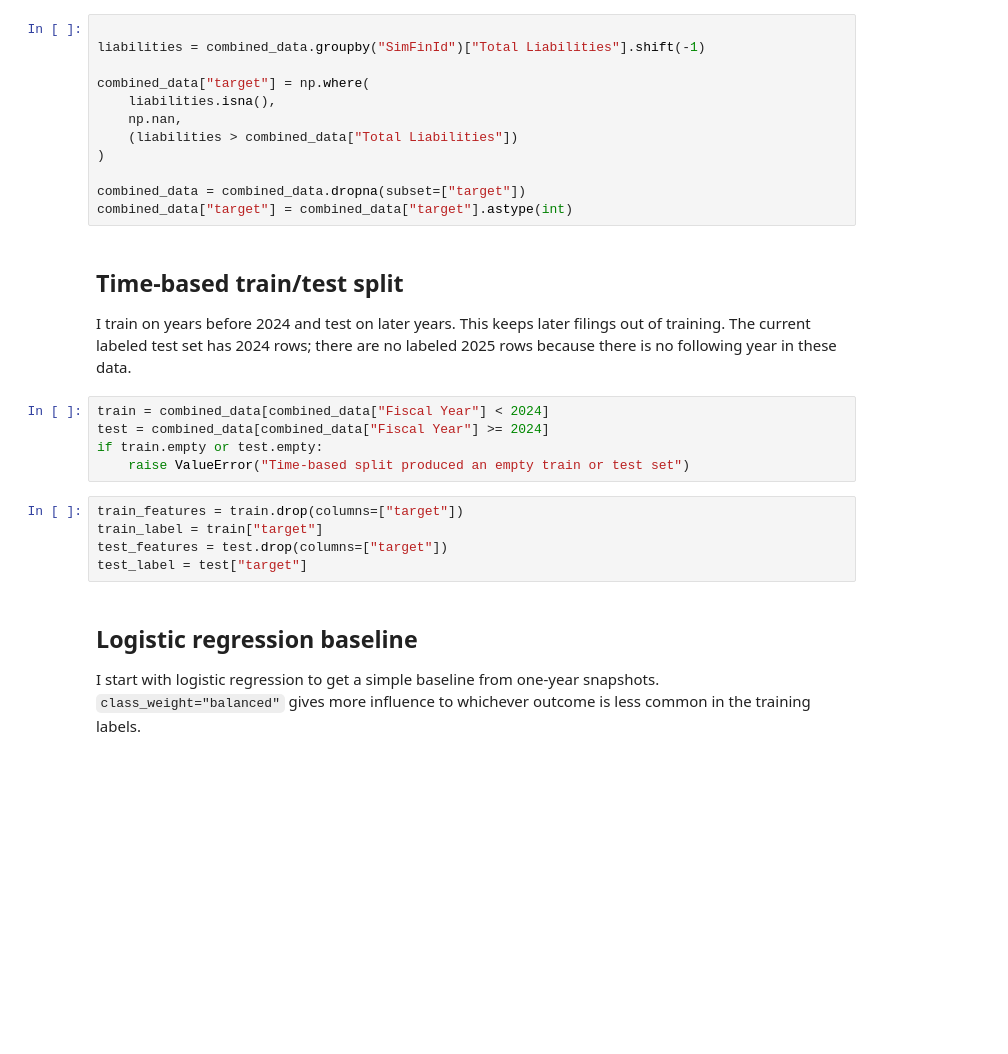
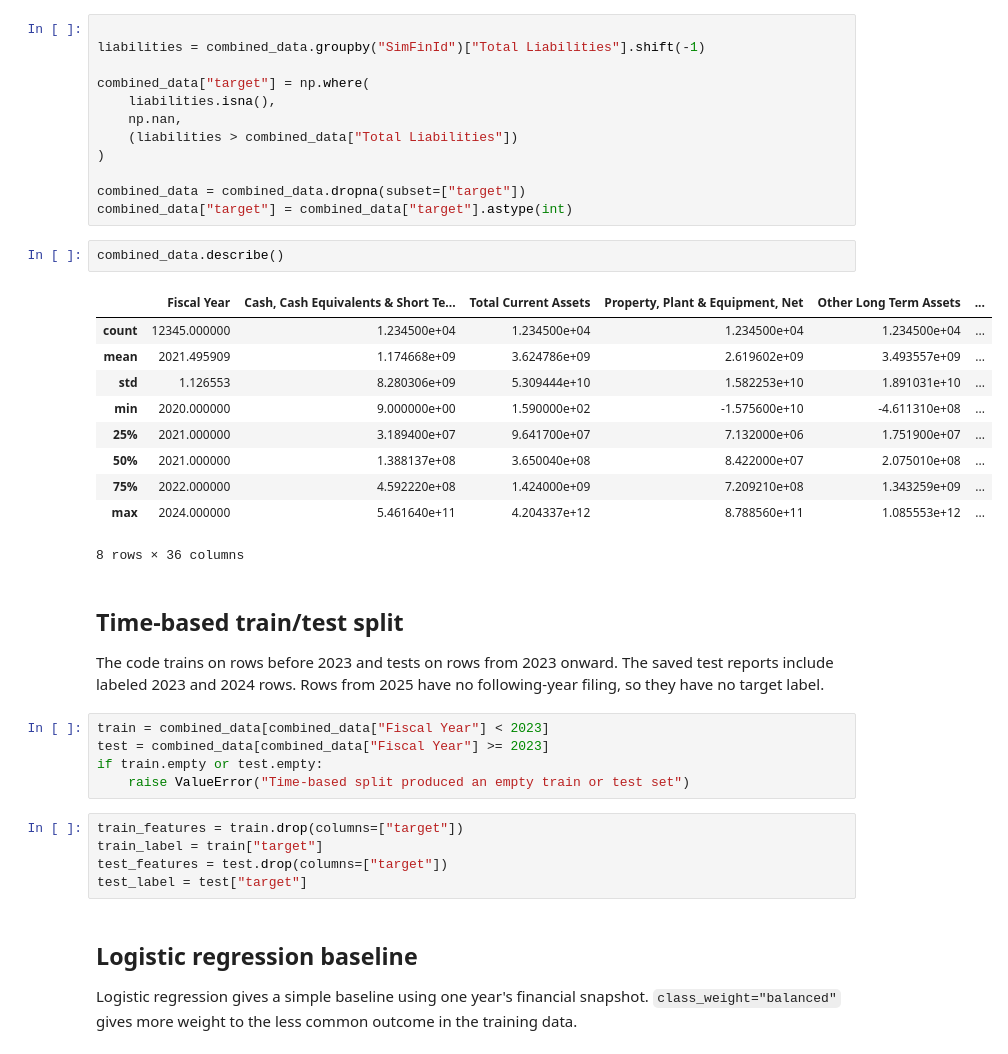
Before and after one commit to karanveerss383/FinFormer, a Jupyter notebook: notebooks/01_baseline.ipynb, the cells around one changed output. Saved outputs shown, nothing was run; the diff lists cells and outputs as text; blank space fills up the shorter version.

```diff
--- a/notebooks/01_baseline.ipynb
+++ b/notebooks/01_baseline.ipynb
@@ -106,13 +111,26 @@ combined_data["target"] = np.where(
 
 combined_data = combined_data.dropna(subset=["target"])
 combined_data["target"] = combined_data["target"].astype(int)
+# %%
+combined_data.describe()
+# %% [output]
+|  | Fiscal Year | Cash, Cash Equivalents & Short Te... | Total Current Assets | Property, Plant & Equipment, Net | Other Long Term Assets | ... |
+| count | 12345.000000 | 1.234500e+04 | 1.234500e+04 | 1.234500e+04 | 1.234500e+04 | ... |
+| mean | 2021.495909 | 1.174668e+09 | 3.624786e+09 | 2.619602e+09 | 3.493557e+09 | ... |
+| std | 1.126553 | 8.280306e+09 | 5.309444e+10 | 1.582253e+10 | 1.891031e+10 | ... |
+| min | 2020.000000 | 9.000000e+00 | 1.590000e+02 | -1.575600e+10 | -4.611310e+08 | ... |
+| 25% | 2021.000000 | 3.189400e+07 | 9.641700e+07 | 7.132000e+06 | 1.751900e+07 | ... |
+| 50% | 2021.000000 | 1.388137e+08 | 3.650040e+08 | 8.422000e+07 | 2.075010e+08 | ... |
+| 75% | 2022.000000 | 4.592220e+08 | 1.424000e+09 | 7.209210e+08 | 1.343259e+09 | ... |
+| max | 2024.000000 | 5.461640e+11 | 4.204337e+12 | 8.788560e+11 | 1.085553e+12 | ... |
+8 rows × 36 columns
 # %% [markdown]
 ## Time-based train/test split
 
-I train on years before 2024 and test on later years. This keeps later filings out of training. The current labeled test set has 2024 rows; there are no labeled 2025 rows because there is no following year in these data.
+The code trains on rows before 2023 and tests on rows from 2023 onward. The saved test reports include labeled 2023 and 2024 rows. Rows from 2025 have no following-year filing, so they have no target label.
 # %%
-train = combined_data[combined_data["Fiscal Year"] < 2024]
-test = combined_data[combined_data["Fiscal Year"] >= 2024]
+train = combined_data[combined_data["Fiscal Year"] < 2023]
+test = combined_data[combined_data["Fiscal Year"] >= 2023]
 if train.empty or test.empty:
     raise ValueError("Time-based split produced an empty train or test set")
 # %%
@@ -123,5 +141,5 @@ test_label = test["target"]
 # %% [markdown]
 ## Logistic regression baseline
 
-I start with logistic regression to get a simple baseline from one-year snapshots. `class_weight="balanced"` gives more influence to whichever outcome is less common in the training labels.
+Logistic regression gives a simple baseline using one year's financial snapshot. `class_weight="balanced"` gives more weight to the less common outcome in the training data.
 # %%
```
Also changed, not shown: parts of 39 cells of this notebook, 1 other file.
